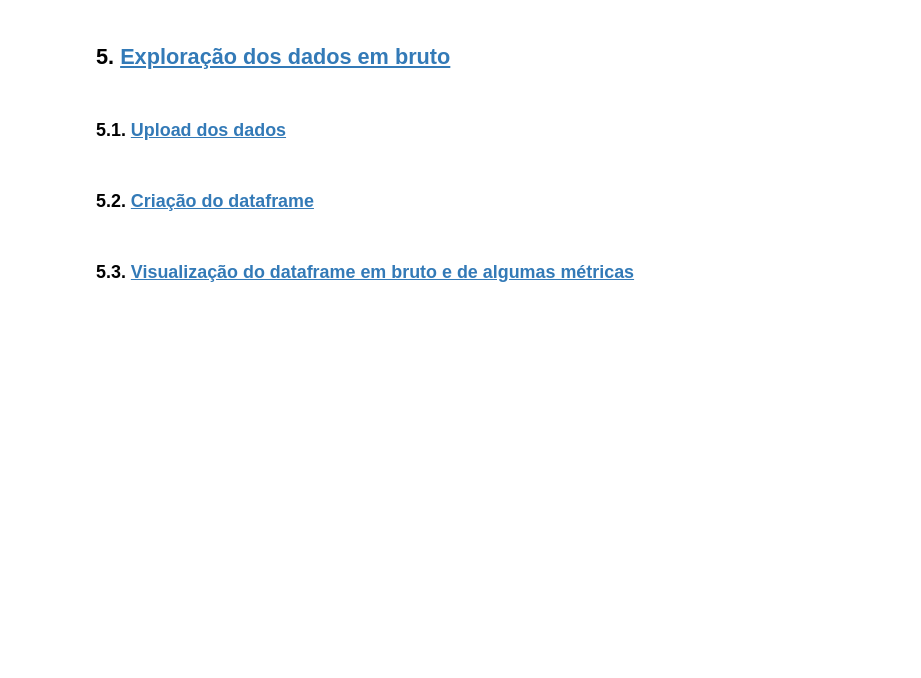
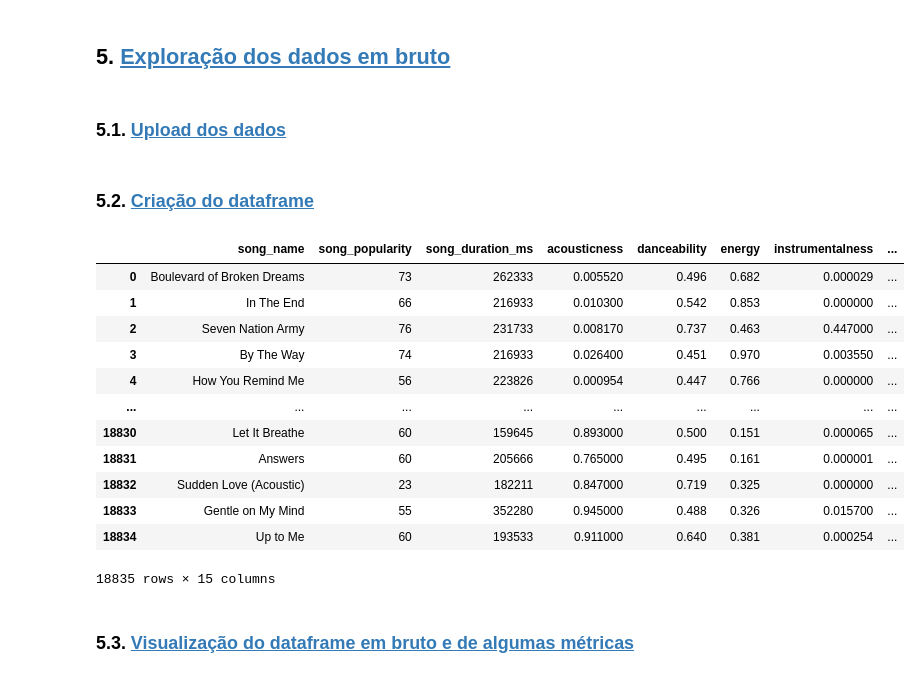
Before and after one commit to pfcv99/AC_Popularidade_musicas, a Jupyter notebook: Trabalho.ipynb, the cells around one changed output. Cells and saved outputs as stored; diff of their text form; code cells hidden in the pictures; blank space fills up the shorter version.

```diff
--- a/Trabalho.ipynb
+++ b/Trabalho.ipynb
@@ -265,6 +242,22 @@ data = pd.read_csv('data/song_data.csv')
 ### 5.2. <a id='toc5_2_'></a>[Criação do dataframe](#toc0_)
 # %%
 df_raw = pd.DataFrame(data)
+# %%
+df_raw
+# %% [output]
+|  | song_name | song_popularity | song_duration_ms | acousticness | danceability | energy | instrumentalness | ... |
+| 0 | Boulevard of Broken Dreams | 73 | 262333 | 0.005520 | 0.496 | 0.682 | 0.000029 | ... |
+| 1 | In The End | 66 | 216933 | 0.010300 | 0.542 | 0.853 | 0.000000 | ... |
+| 2 | Seven Nation Army | 76 | 231733 | 0.008170 | 0.737 | 0.463 | 0.447000 | ... |
+| 3 | By The Way | 74 | 216933 | 0.026400 | 0.451 | 0.970 | 0.003550 | ... |
+| 4 | How You Remind Me | 56 | 223826 | 0.000954 | 0.447 | 0.766 | 0.000000 | ... |
+| ... | ... | ... | ... | ... | ... | ... | ... | ... |
+| 18830 | Let It Breathe | 60 | 159645 | 0.893000 | 0.500 | 0.151 | 0.000065 | ... |
+| 18831 | Answers | 60 | 205666 | 0.765000 | 0.495 | 0.161 | 0.000001 | ... |
+| 18832 | Sudden Love (Acoustic) | 23 | 182211 | 0.847000 | 0.719 | 0.325 | 0.000000 | ... |
+| 18833 | Gentle on My Mind | 55 | 352280 | 0.945000 | 0.488 | 0.326 | 0.015700 | ... |
+| 18834 | Up to Me | 60 | 193533 | 0.911000 | 0.640 | 0.381 | 0.000254 | ... |
+18835 rows × 15 columns
 # %% [markdown]
 ### 5.3. <a id='toc5_3_'></a>[Visualização do dataframe em bruto e de algumas métricas](#toc0_)
 # %%
```
Also changed, not shown: parts of 36 cells of this notebook.
